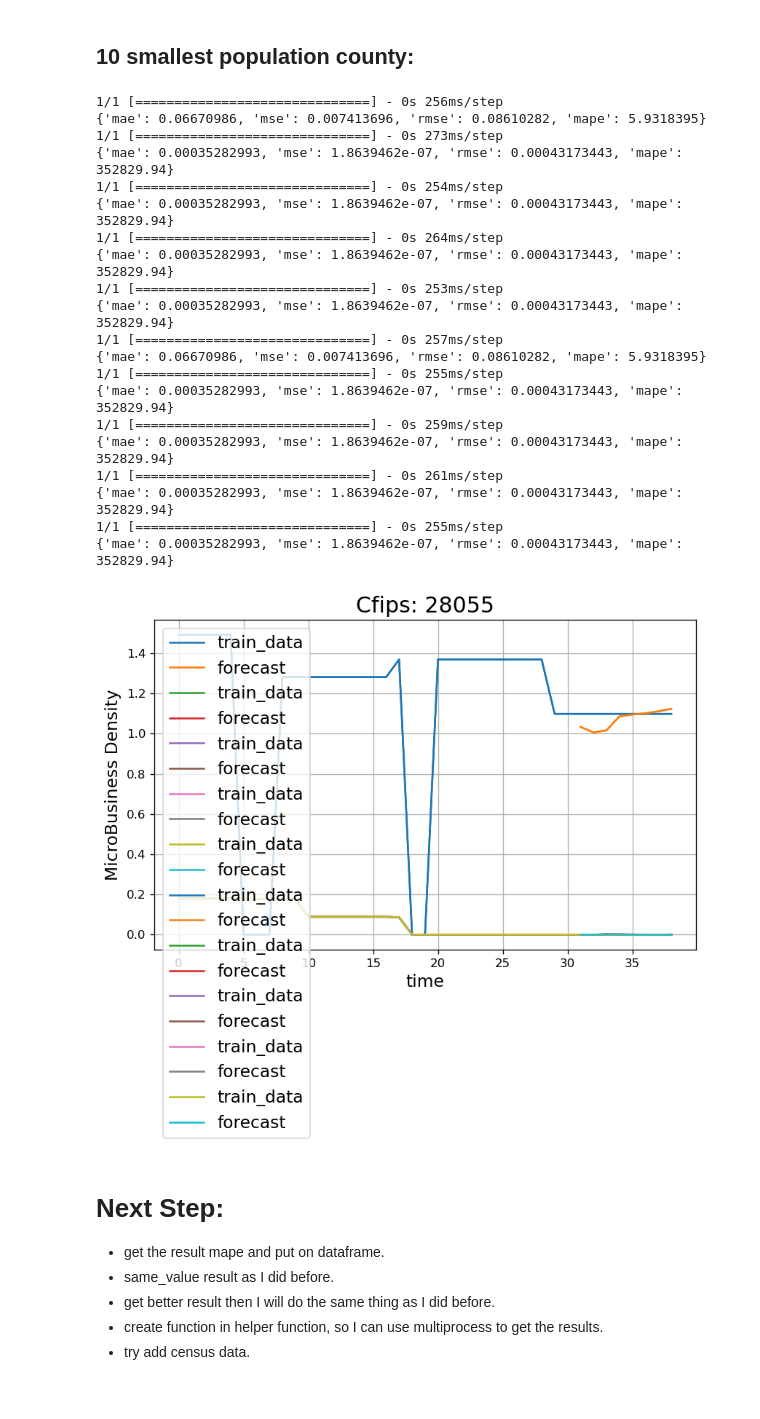
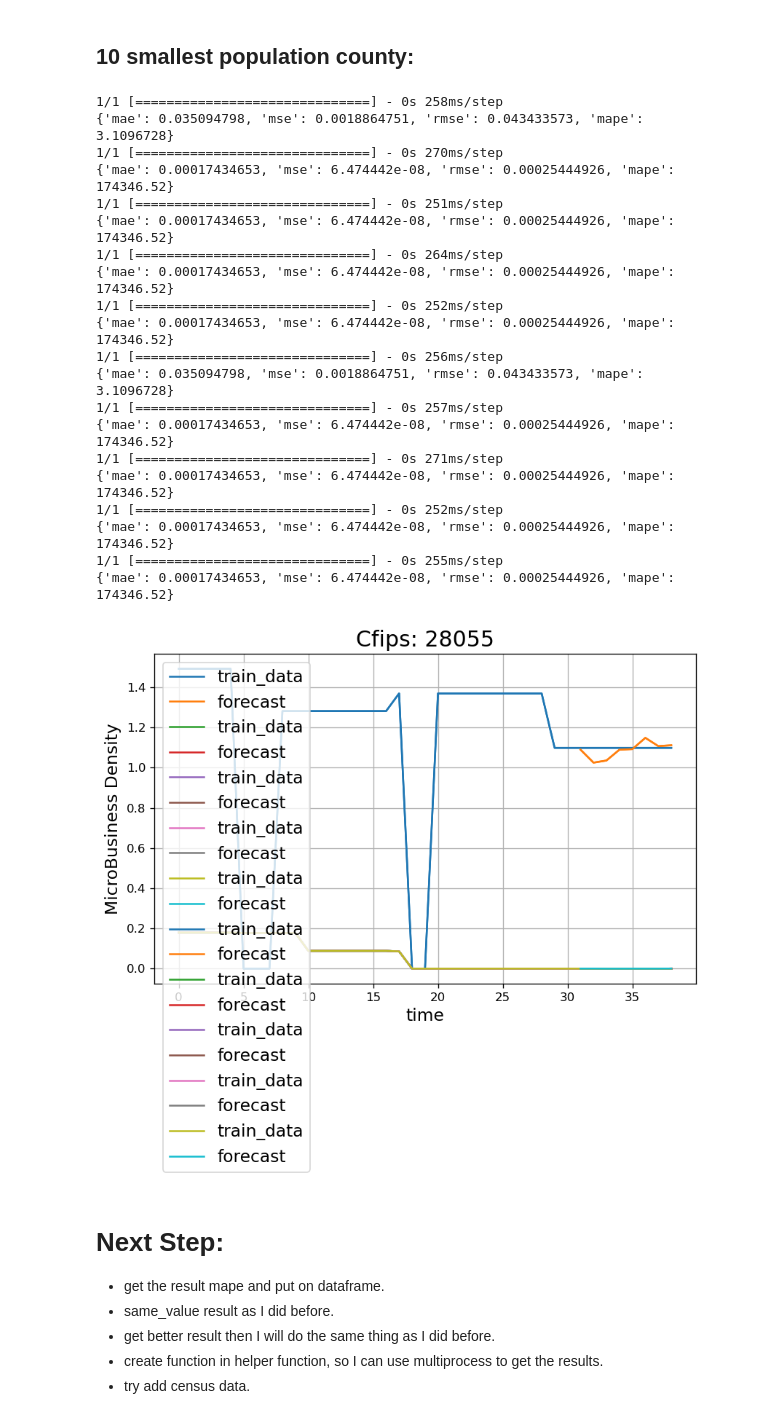
Before and after one commit to masaichig0/Kaggle_godaddy_competition, a Jupyter notebook: feature_engineering.ipynb, the cells around one changed output. Saved outputs shown, nothing was run; the diff lists cells and outputs as text; code cells hidden in the pictures.

```diff
--- a/feature_engineering.ipynb
+++ b/feature_engineering.ipynb
@@ -71,7 +71,7 @@ c = train.loc[train.active == train.active.max()]['cfips'].values[0]
 df = train[train.cfips == c].reset_index()[['cfips', 'active', 'microbusiness_density', ]]
 # add window columns
 HORIZON = 8
-WINDOW = 8
+WINDOW = 9
 
 for i in range(WINDOW):
     df[f'microbusiness_density+{i+1}'] = df['microbusiness_density'].shift(periods=i+1)
@@ -90,6 +90,6 @@ df.head(10)
 | 9 | 6037 | 1167744 | 14.872819 | 14.785244 | 14.480399 | ... |
 # %%
 # create sequenced label
-windows, labels = make_windows(df['microbusiness_density'].values, window_size=1, horizon=HORIZON)
+windows, labels = make_windows(df['microbusiness_density'].values, window_size=(WINDOW-HORIZON)+1, horizon=HORIZON)
 len(labels), labels[0] # first lable is the 9th of the
 # %% [output]
@@ -99,5 +99,5 @@ len(labels), labels[0] # first lable is the 9th of the
 # %%
-df = df[8:]
+df = df[WINDOW:]
 # %%
 df
 # %% [output]
@@ -303,7 +303,7 @@ WARNING:tensorflow:5 out of the last 5 calls to <function Model.make_predict_fun
 ## 10 lagest population county with 6 test dataset:
 # %%
 HORIZON = 8
-WINDOW = 8
+WINDOW = 9
 
 for cfips in IDS:
     c = cfips
@@ -313,9 +313,9 @@ for cfips in IDS:
         df[f'microbusiness_density+{i+1}'] = df['microbusiness_density'].shift(periods=i+1)
 
     # create sequenced label
-    windows, labels = make_windows(df['microbusiness_density'].values, window_size=1, horizon=HORIZON)
+    windows, labels = make_windows(df['microbusiness_density'].values, window_size=(WINDOW-HORIZON)+1, horizon=HORIZON)
 
-    df = df[8:]
+    df = df[WINDOW:]
 
     df = df.reset_index().drop('index', axis=1)
 
@@ -382,7 +382,7 @@ WARNING:tensorflow:6 out of the last 6 calls to <function Model.make_predict_fun
 small_IDS = train.sort_values('active').cfips[:10]
 
 HORIZON = 8
-WINDOW = 8
+WINDOW = 9
 
 for cfips in small_IDS:
     c = cfips
@@ -392,9 +392,9 @@ for cfips in small_IDS:
         df[f'microbusiness_density+{i+1}'] = df['microbusiness_density'].shift(periods=i+1)
 
     # create sequenced label
-    windows, labels = make_windows(df['microbusiness_density'].values, window_size=1, horizon=HORIZON)
+    windows, labels = make_windows(df['microbusiness_density'].values, window_size=(WINDOW-HORIZON)+1, horizon=HORIZON)
 
-    df = df[8:]
+    df = df[WINDOW:]
 
     df = df.reset_index().drop('index', axis=1)
 
@@ -413,51 +413,51 @@ for cfips in small_IDS:
     tf.random.set_seed(42)
 
     model = tf.keras.Sequential([
                     layers.Lambda(lambda x: tf.expand_dims(x, axis=1)),
                     layers.LSTM(128, activation="relu", return_sequences=True),
                     layers.LSTM(128, activation="relu", return_sequences=True),
                     layers.LSTM(128, activation="relu"),
                     layers.Dense(8)
                 ], name=f'lstm_model')
 
     model.compile(loss='mae',
                   optimizer=tf.keras.optimizers.Adam(),
                   metrics=['mae', 'mse'])
 
     model.fit(x=train_data,
               y=train_labels,
               epochs=500,
               batch_size=256, verbose=0)
 
     preds = make_preds(model, test_data)
     results = evaluate_preds(test_labels, preds)
 
     print(results)
 
     plot_time_series(c, np.arange(39).reshape((-1, 1)), train[train.cfips == c]['microbusiness_density'], label='train_data')
     plot_time_series(c, np.arange(31, 39).reshape((-1, 1)), preds[-1], label='forecast')
 # %% [output]
+1/1 [==============================] - 0s 258ms/step
+{'mae': 0.035094798, 'mse': 0.0018864751, 'rmse': 0.043433573, 'mape': 3.1096728}
+1/1 [==============================] - 0s 270ms/step
+{'mae': 0.00017434653, 'mse': 6.474442e-08, 'rmse': 0.00025444926, 'mape': 174346.52}
+1/1 [==============================] - 0s 251ms/step
+{'mae': 0.00017434653, 'mse': 6.474442e-08, 'rmse': 0.00025444926, 'mape': 174346.52}
+1/1 [==============================] - 0s 264ms/step
+{'mae': 0.00017434653, 'mse': 6.474442e-08, 'rmse': 0.00025444926, 'mape': 174346.52}
+1/1 [==============================] - 0s 252ms/step
+{'mae': 0.00017434653, 'mse': 6.474442e-08, 'rmse': 0.00025444926, 'mape': 174346.52}
 1/1 [==============================] - 0s 256ms/step
-{'mae': 0.06670986, 'mse': 0.007413696, 'rmse': 0.08610282, 'mape': 5.9318395}
-1/1 [==============================] - 0s 273ms/step
-{'mae': 0.00035282993, 'mse': 1.8639462e-07, 'rmse': 0.00043173443, 'mape': 352829.94}
-1/1 [==============================] - 0s 254ms/step
-{'mae': 0.00035282993, 'mse': 1.8639462e-07, 'rmse': 0.00043173443, 'mape': 352829.94}
-1/1 [==============================] - 0s 264ms/step
-{'mae': 0.00035282993, 'mse': 1.8639462e-07, 'rmse': 0.00043173443, 'mape': 352829.94}
-1/1 [==============================] - 0s 253ms/step
-{'mae': 0.00035282993, 'mse': 1.8639462e-07, 'rmse': 0.00043173443, 'mape': 352829.94}
+{'mae': 0.035094798, 'mse': 0.0018864751, 'rmse': 0.043433573, 'mape': 3.1096728}
 1/1 [==============================] - 0s 257ms/step
-{'mae': 0.06670986, 'mse': 0.007413696, 'rmse': 0.08610282, 'mape': 5.9318395}
+{'mae': 0.00017434653, 'mse': 6.474442e-08, 'rmse': 0.00025444926, 'mape': 174346.52}
+1/1 [==============================] - 0s 271ms/step
+{'mae': 0.00017434653, 'mse': 6.474442e-08, 'rmse': 0.00025444926, 'mape': 174346.52}
+1/1 [==============================] - 0s 252ms/step
+{'mae': 0.00017434653, 'mse': 6.474442e-08, 'rmse': 0.00025444926, 'mape': 174346.52}
 1/1 [==============================] - 0s 255ms/step
-{'mae': 0.00035282993, 'mse': 1.8639462e-07, 'rmse': 0.00043173443, 'mape': 352829.94}
-1/1 [==============================] - 0s 259ms/step
-{'mae': 0.00035282993, 'mse': 1.8639462e-07, 'rmse': 0.00043173443, 'mape': 352829.94}
-1/1 [==============================] - 0s 261ms/step
-{'mae': 0.00035282993, 'mse': 1.8639462e-07, 'rmse': 0.00043173443, 'mape': 352829.94}
-1/1 [==============================] - 0s 255ms/step
-{'mae': 0.00035282993, 'mse': 1.8639462e-07, 'rmse': 0.00043173443, 'mape': 352829.94}
+{'mae': 0.00017434653, 'mse': 6.474442e-08, 'rmse': 0.00025444926, 'mape': 174346.52}
-[figure, old version]
+[figure, new version]
 # %% [markdown]
 # Next Step:
 
```
Also changed, not shown: parts of 14 cells of this notebook, 1 other file.
